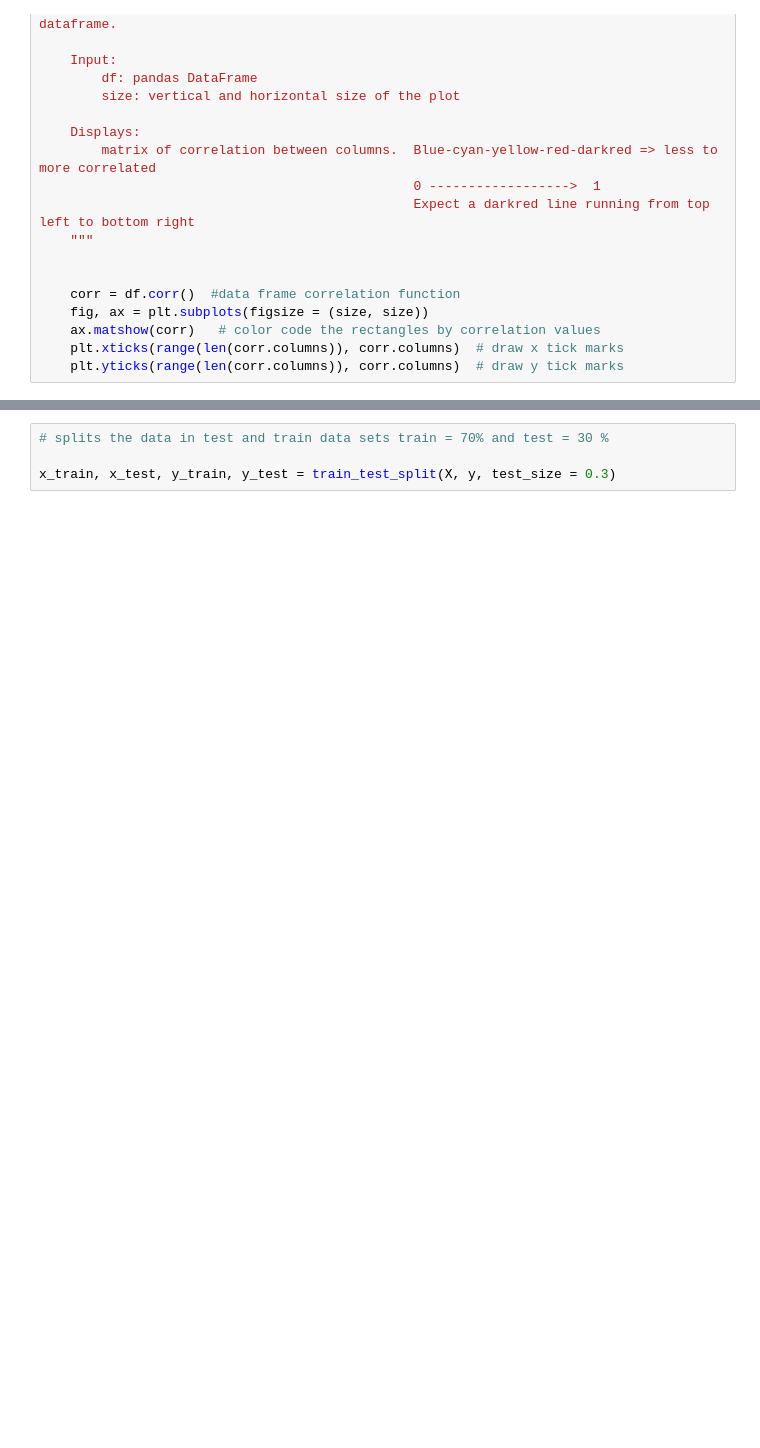
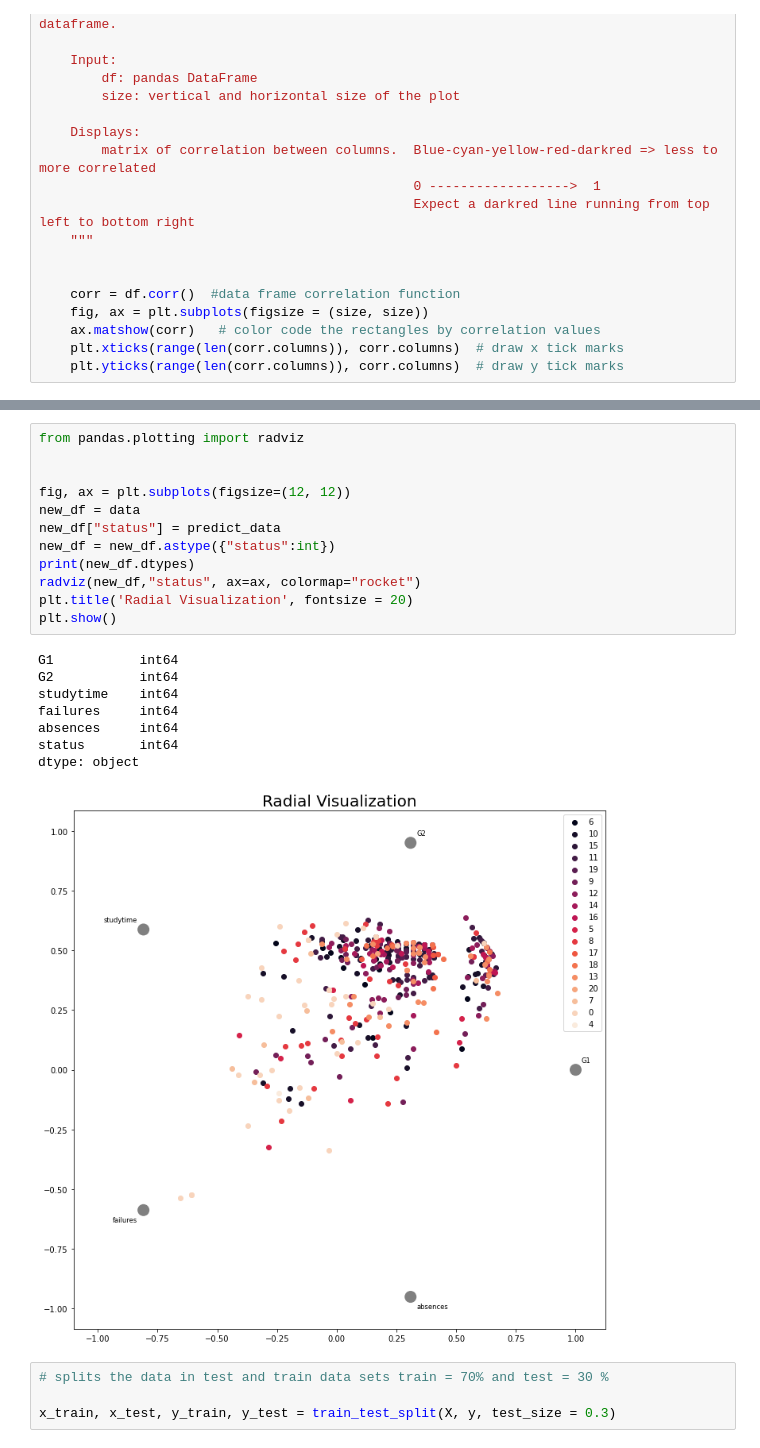
Before and after one commit to Varija-Doshi/ML---Student-Grades-Prediction, a Jupyter notebook: StudentGradePrediction.ipynb, the cells around one changed output, grey strips where cells are left out. Drawn from its saved outputs; the diff is of its cells as text; blank space fills up the shorter version.

```diff
--- a/StudentGradePrediction.ipynb
+++ b/StudentGradePrediction.ipynb
@@ -79,3 +122,24 @@ data.corr()
+# %%
+from pandas.plotting import radviz
+
+
+fig, ax = plt.subplots(figsize=(12, 12))
+new_df = data
+new_df["status"] = predict_data
+new_df = new_df.astype({"status":int})
+print(new_df.dtypes)
+radviz(new_df,"status", ax=ax, colormap="rocket")
+plt.title('Radial Visualization', fontsize = 20)
+plt.show()
+# %% [output]
+G1           int64
+G2           int64
+studytime    int64
+failures     int64
+absences     int64
+status       int64
+dtype: object
+[figure, added]
 # %%
 # splits the data in test and train data sets train = 70% and test = 30 %
 
```
Also changed, not shown: parts of 15 cells of this notebook.
